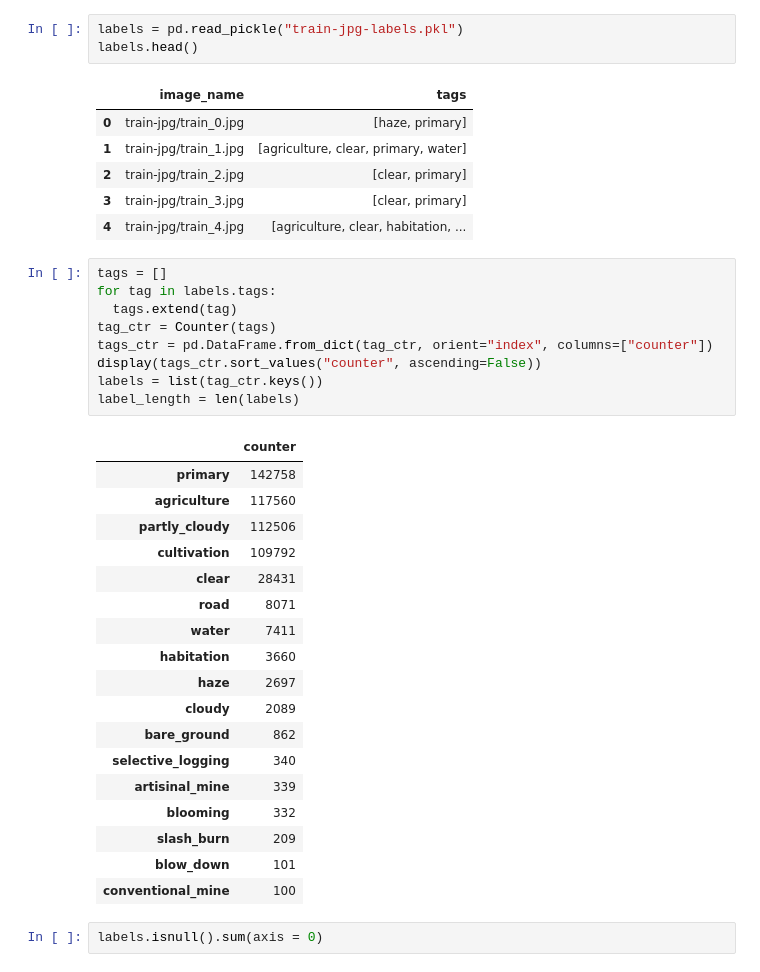
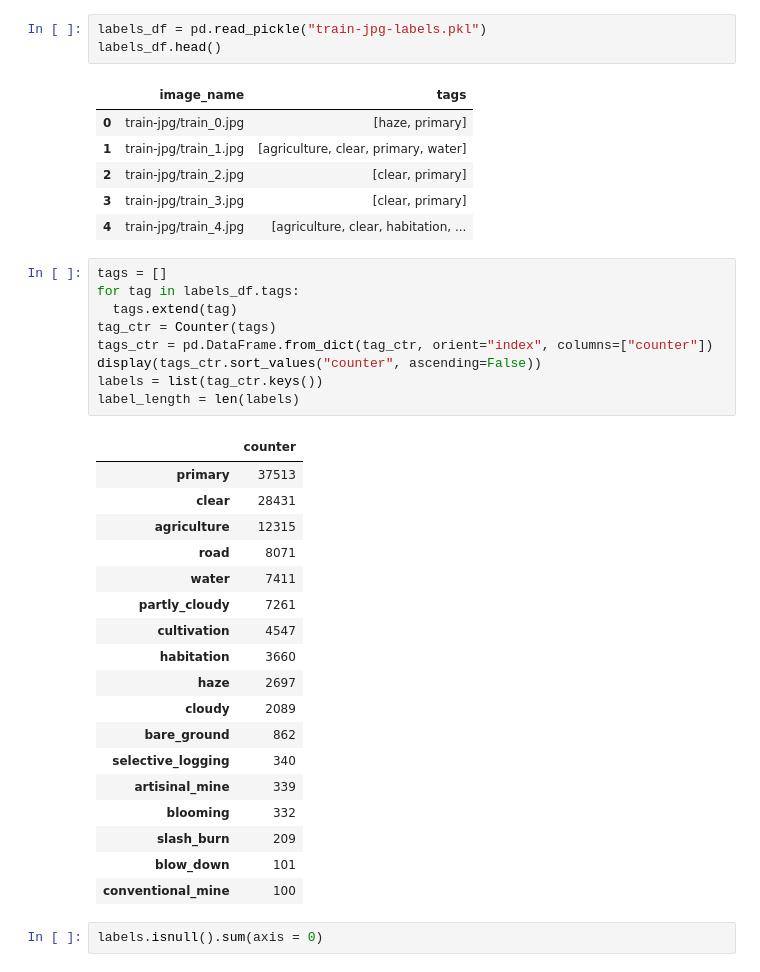
Before and after one commit to gianfrancob/PracticosOptativas, a Jupyter notebook: VisionPorComputadoras/final-lab_2019.ipynb, the cells around one changed output. Drawn from its saved outputs; the diff is of its cells as text.

```diff
--- a/VisionPorComputadoras/final-lab_2019.ipynb
+++ b/VisionPorComputadoras/final-lab_2019.ipynb
@@ -178,8 +178,8 @@ Utilice esta sección para explorar las imágenes y sus etiquetas asociadas. Sug
 
 **Ayuda:** Para cargar las etiquetas recomiendo utilizar la función [read_pickle](https://pandas.pydata.org/pandas-docs/stable/reference/api/pandas.read_pickle.html) de la librería `Pandas`.
 # %%
-labels = pd.read_pickle("train-jpg-labels.pkl")
-labels.head()
+labels_df = pd.read_pickle("train-jpg-labels.pkl")
+labels_df.head()
 # %% [output]
 |  | image_name | tags |
 | 0 | train-jpg/train_0.jpg | [haze, primary] |
@@ -189,22 +189,22 @@ labels.head()
 | 4 | train-jpg/train_4.jpg | [agriculture, clear, habitation, ... |
 # %%
 tags = []
-for tag in labels.tags:
+for tag in labels_df.tags:
   tags.extend(tag)
 tag_ctr = Counter(tags)
 tags_ctr = pd.DataFrame.from_dict(tag_ctr, orient="index", columns=["counter"])
 display(tags_ctr.sort_values("counter", ascending=False))
 labels = list(tag_ctr.keys())
 label_length = len(labels)
 # %% [output]
 |  | counter |
-| primary | 142758 |
-| agriculture | 117560 |
-| partly_cloudy | 112506 |
-| cultivation | 109792 |
+| primary | 37513 |
 | clear | 28431 |
+| agriculture | 12315 |
 | road | 8071 |
 | water | 7411 |
+| partly_cloudy | 7261 |
+| cultivation | 4547 |
 | habitation | 3660 |
 | haze | 2697 |
 | cloudy | 2089 |
```
Also changed, not shown: parts of 1 cell of this notebook.
